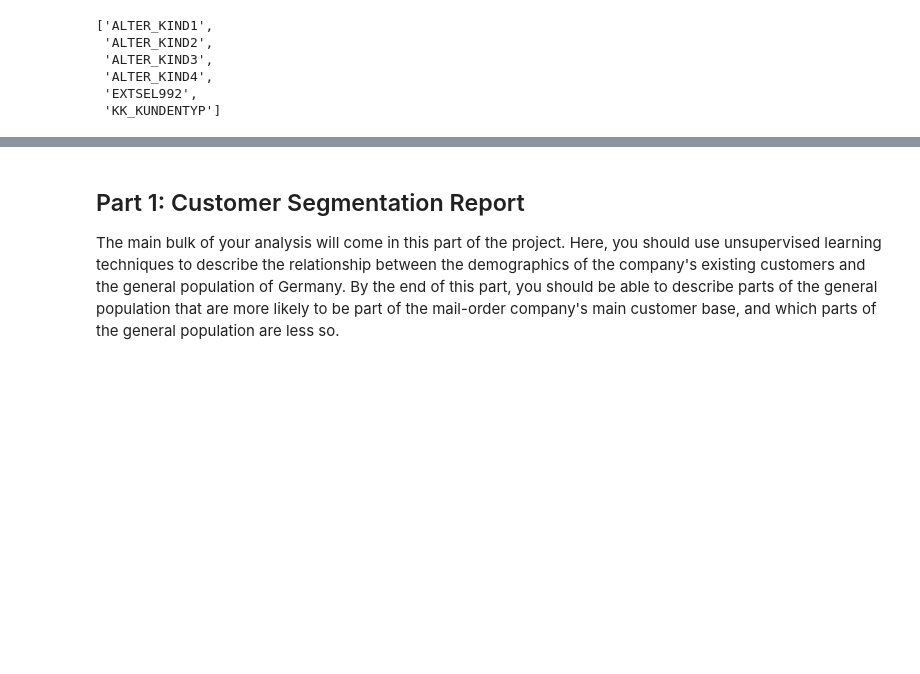
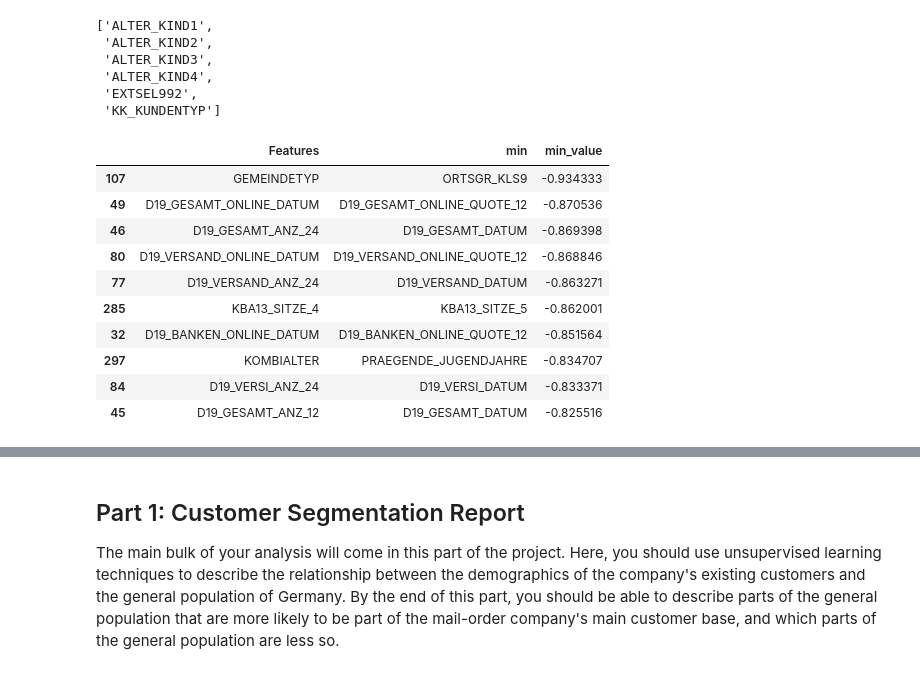
Before and after one commit to shashi4bs/Bertelsmann-Arvato, a Jupyter notebook: Arvato Project Workbook.ipynb, the cells around one changed output, grey strips where cells are left out. Drawn from its saved outputs; the diff is of its cells as text; code cells hidden in the pictures; blank space fills up the shorter version.

```diff
--- a/Arvato Project Workbook.ipynb
+++ b/Arvato Project Workbook.ipynb
@@ -71,3 +91,45 @@ columns_to_drop
  'ALTER_KIND4',
  'EXTSEL992',
  'KK_KUNDENTYP']
+# %%
+corr = azdias.corr()
+# %%
+def find_min_max_corr(corr):
+    """
+        Find Min & Max correlation between each features
+    """
+    df_list = []
+    features_done = []
+    for c in corr:
+        max_ = 0
+        max_i = 0
+        min_i = 0
+        min_ = 0
+        for i in corr[c].index:
+            if i != c and i not in features_done:
+                #print(" test ", corr[c].index)
+                if corr[c][i] > max_:
+                    max_ = corr[c][i]
+                    max_i = i
+                if corr[c][i] < min_:
+                    min_ = corr[c][i]
+                    min_i = i
+        df_list.append([c,min_i, min_, max_i, max_])
+        features_done.append(c)
+    return pd.DataFrame(df_list, columns=["Features", "min", "min_value", "max", "max_value"])
+
+corr_min_max = find_min_max_corr(corr)
+# %%
+corr_min_max.sort_values(by="min_value")[["Features", "min", "min_value"]].iloc[:10]
+# %% [output]
+|  | Features | min | min_value |
+| 107 | GEMEINDETYP | ORTSGR_KLS9 | -0.934333 |
+| 49 | D19_GESAMT_ONLINE_DATUM | D19_GESAMT_ONLINE_QUOTE_12 | -0.870536 |
+| 46 | D19_GESAMT_ANZ_24 | D19_GESAMT_DATUM | -0.869398 |
+| 80 | D19_VERSAND_ONLINE_DATUM | D19_VERSAND_ONLINE_QUOTE_12 | -0.868846 |
+| 77 | D19_VERSAND_ANZ_24 | D19_VERSAND_DATUM | -0.863271 |
+| 285 | KBA13_SITZE_4 | KBA13_SITZE_5 | -0.862001 |
+| 32 | D19_BANKEN_ONLINE_DATUM | D19_BANKEN_ONLINE_QUOTE_12 | -0.851564 |
+| 297 | KOMBIALTER | PRAEGENDE_JUGENDJAHRE | -0.834707 |
+| 84 | D19_VERSI_ANZ_24 | D19_VERSI_DATUM | -0.833371 |
+| 45 | D19_GESAMT_ANZ_12 | D19_GESAMT_DATUM | -0.825516 |
```
Also changed, not shown: parts of 23 cells of this notebook, 1 other file.
